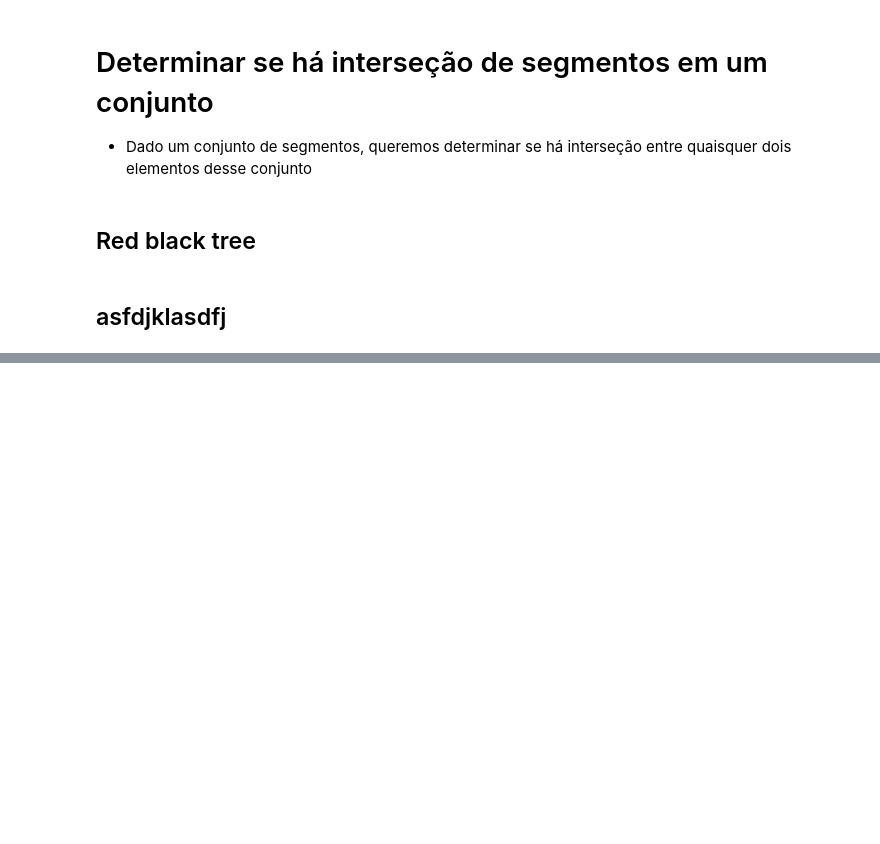
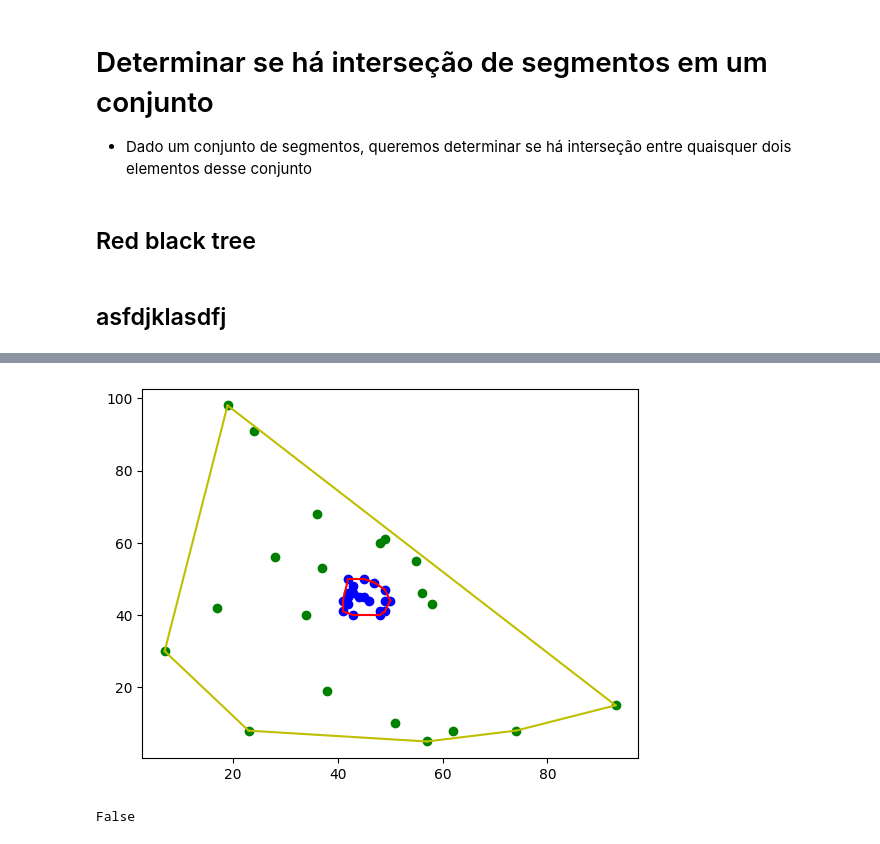
Before and after one commit to Chbmleao/Algorithms2-TP1, a Jupyter notebook: tp1.ipynb, the cells around one changed output, grey strips where cells are left out. Drawn from its saved outputs; the diff is of its cells as text; code cells hidden in the pictures; blank space fills up the shorter version.

Commit message:
feat: add hull intersects function

```diff
--- a/tp1.ipynb
+++ b/tp1.ipynb
@@ -595,0 +626,66 @@ False
+# %%
+def hullToSegments(hull):
+    segments = []
+    prevPoint = hull[0]
+    for i in range(1, len(hull)):
+        segments.append(Segment(prevPoint, hull[i]))
+        prevPoint = hull[i]
+    return segments
+
+def splitSegments(segments):
+    evenSegments = []
+    oddSegments = []
+    for i in range(0, len(segments)):
+        if i % 2 == 0:
+            evenSegments.append(segments[i])
+        else:
+            oddSegments.append(segments[i])
+
+    return (evenSegments, oddSegments)
+
+def hullIntersects(hull1, hull2):
+    segments1 = hullToSegments(hull1)
+    segments2 = hullToSegments(hull2)
+
+    (even1, odd1) = splitSegments(segments1)
+    (even2, odd2) = splitSegments(segments2)
+
+    # print(anySegmentsIntersect(even1 + even2))
+    # print(anySegmentsIntersect(even1 + odd2))
+    # print(anySegmentsIntersect(odd1 + even2))
+
+    # for s in odd1+odd2:
+    #     print(s)
+
+    # for segment in odd1+odd2:
+    #     x1, y1 = segment.p1.x, segment.p1.y
+    #     x2, y2 = segment.p2.x, segment.p2.y
+    #     plt.plot([x1, x2], [y1, y2])
+
+    # # Customize the plot (labels, title, etc.)
+    # plt.xlabel("X-axis")
+    # plt.ylabel("Y-axis")
+    # plt.title("Line Segments")
+
+    # # Show the plot
+    # plt.grid(True)
+    # plt.show()
+
+
+    # print(anySegmentsIntersect(odd1 + odd2))
+
+
+    if (
+        anySegmentsIntersect(even1 + even2)
+        or anySegmentsIntersect(even1 + odd2)
+        or anySegmentsIntersect(odd1 + even2)
+        or anySegmentsIntersect(odd1 + odd2)
+    ): return True
+
+    return False
+
+scatterPlots((points1, hull1), (points2, hull2))
+print(hullIntersects(hull1, hull2))
+# %% [output]
+[figure, added]
+False
```
Also changed, not shown: parts of 6 cells of this notebook.
